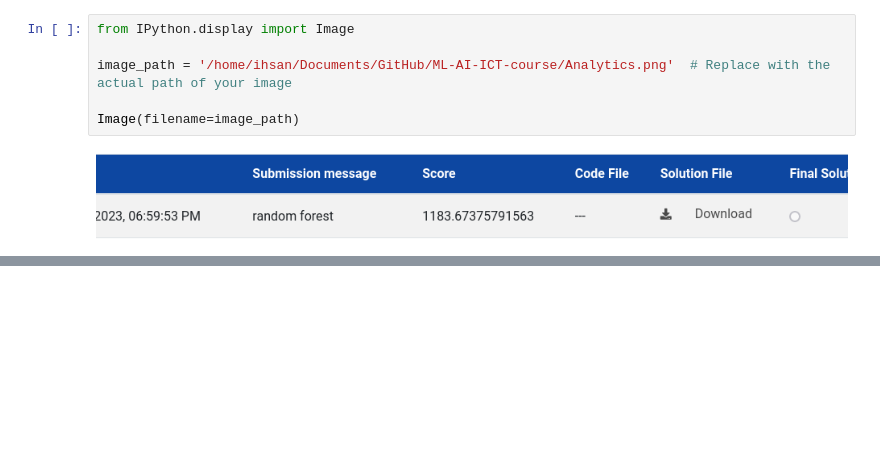
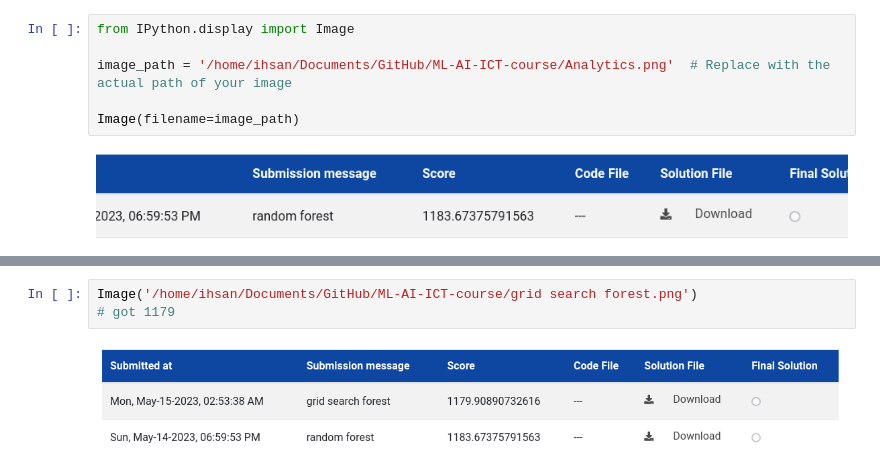
Before and after one commit to ihsan292292/ML-AI-ICT-course, a Jupyter notebook: Big Mart Sales Prediction.ipynb, the cells around one changed output, grey strips where cells are left out. Cells and saved outputs as stored; diff of their text form; blank space fills up the shorter version.

Commit message:
grid search forest

```diff
--- a/Big Mart Sales Prediction.ipynb
+++ b/Big Mart Sales Prediction.ipynb
@@ -712,0 +736,5 @@ Image(filename=image_path)
+# %%
+Image('/home/ihsan/Documents/GitHub/ML-AI-ICT-course/grid search forest.png')
+# got 1179
+# %% [output]
+[figure, added]
```
Also changed, not shown: parts of 9 cells of this notebook, 3 other files.
